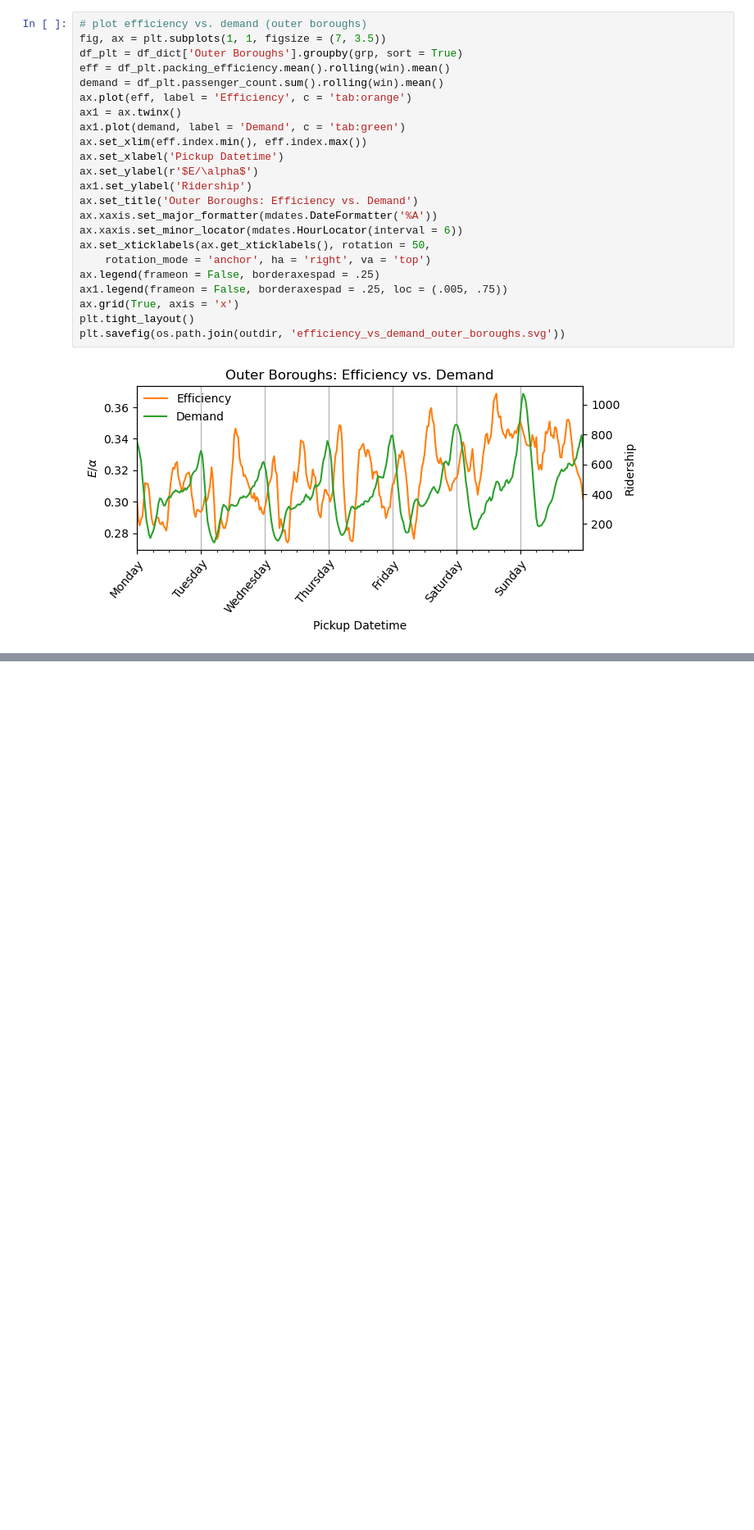
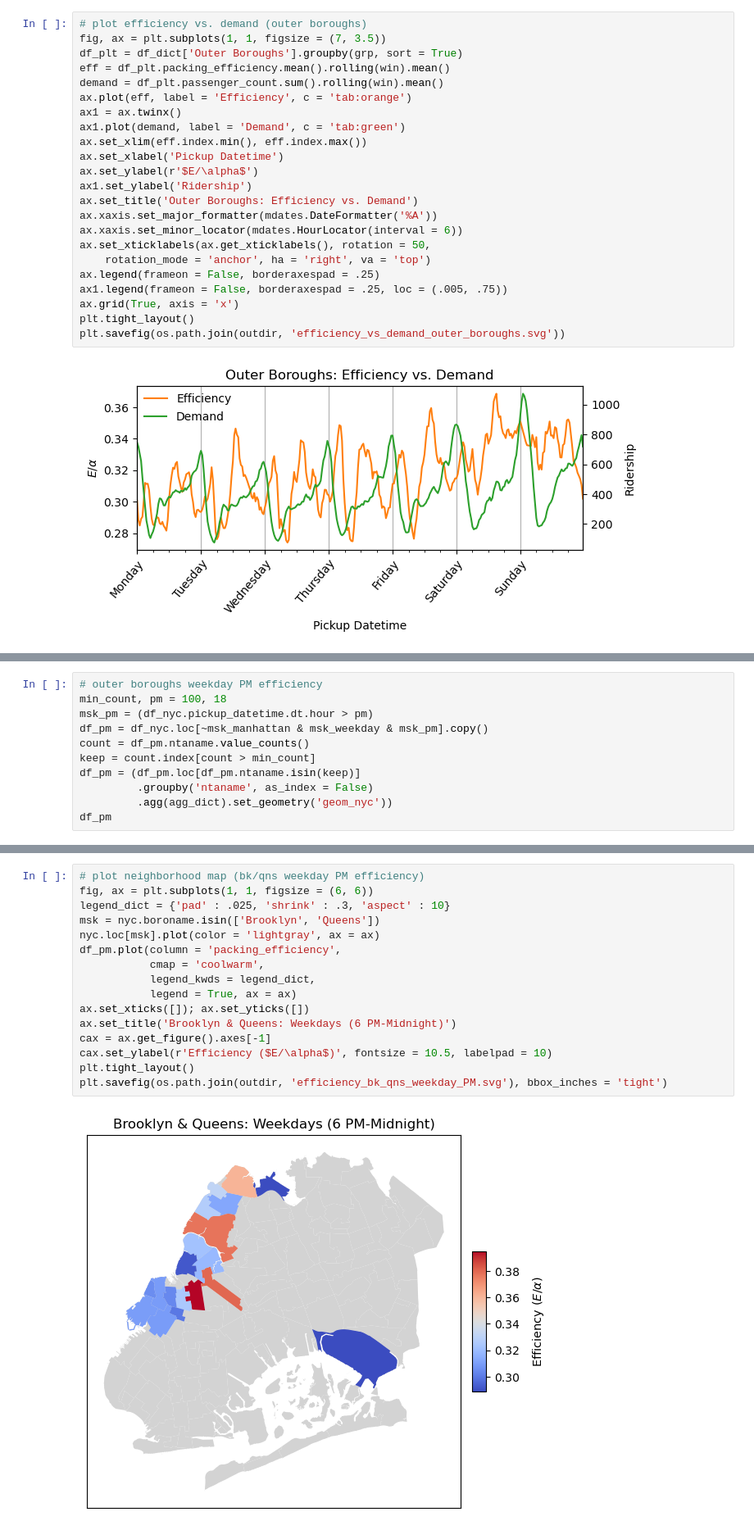
Before and after one commit to calebclayreagor/nyc-taxi-efficiency, a Jupyter notebook: notebooks/02_efficiency.ipynb, the cells around one changed output, grey strips where cells are left out. Shown: that part at 82% size. Cells and saved outputs as stored; diff of their text form; blank space fills up the shorter version.

```diff
--- a/notebooks/02_efficiency.ipynb
+++ b/notebooks/02_efficiency.ipynb
@@ -167,0 +230,11 @@ plt.savefig(os.path.join(outdir, 'efficiency_vs_demand_outer_boroughs.svg'))
+# %%
+# outer boroughs weekday PM efficiency
+min_count, pm = 100, 18
+msk_pm = (df_nyc.pickup_datetime.dt.hour > pm)
+df_pm = df_nyc.loc[~msk_manhattan & msk_weekday & msk_pm].copy()
+count = df_pm.ntaname.value_counts()
+keep = count.index[count > min_count]
+df_pm = (df_pm.loc[df_pm.ntaname.isin(keep)]
+         .groupby('ntaname', as_index = False)
+         .agg(agg_dict).set_geometry('geom_nyc'))
+df_pm
@@ -167,0 +259,18 @@ plt.savefig(os.path.join(outdir, 'efficiency_vs_demand_outer_boroughs.svg'))
+# %%
+# plot neighborhood map (bk/qns weekday PM efficiency)
+fig, ax = plt.subplots(1, 1, figsize = (6, 6))
+legend_dict = {'pad' : .025, 'shrink' : .3, 'aspect' : 10}
+msk = nyc.boroname.isin(['Brooklyn', 'Queens'])
+nyc.loc[msk].plot(color = 'lightgray', ax = ax)
+df_pm.plot(column = 'packing_efficiency',
+           cmap = 'coolwarm',
+           legend_kwds = legend_dict,
+           legend = True, ax = ax)
+ax.set_xticks([]); ax.set_yticks([])
+ax.set_title('Brooklyn & Queens: Weekdays (6 PM-Midnight)')
+cax = ax.get_figure().axes[-1]
+cax.set_ylabel(r'Efficiency ($E/\alpha$)', fontsize = 10.5, labelpad = 10)
+plt.tight_layout()
+plt.savefig(os.path.join(outdir, 'efficiency_bk_qns_weekday_PM.svg'), bbox_inches = 'tight')
+# %% [output]
+[figure, added]
```
Also changed, not shown: parts of 8 cells of this notebook, 7 other files.
